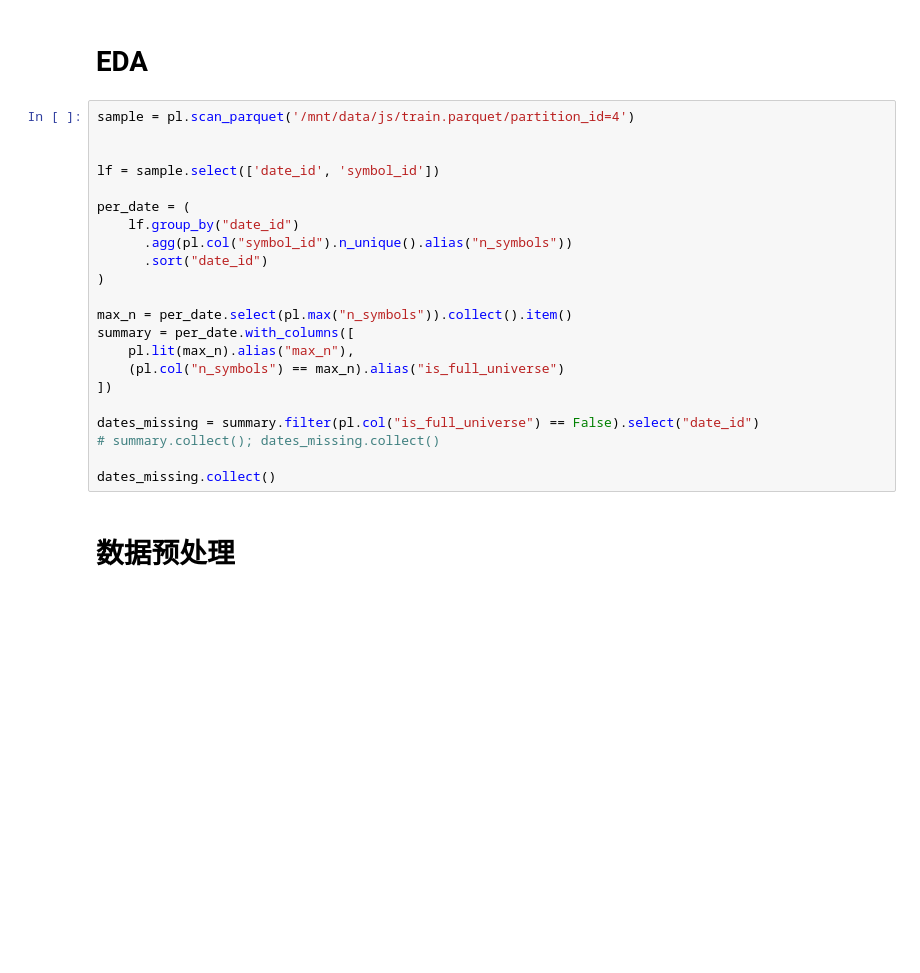
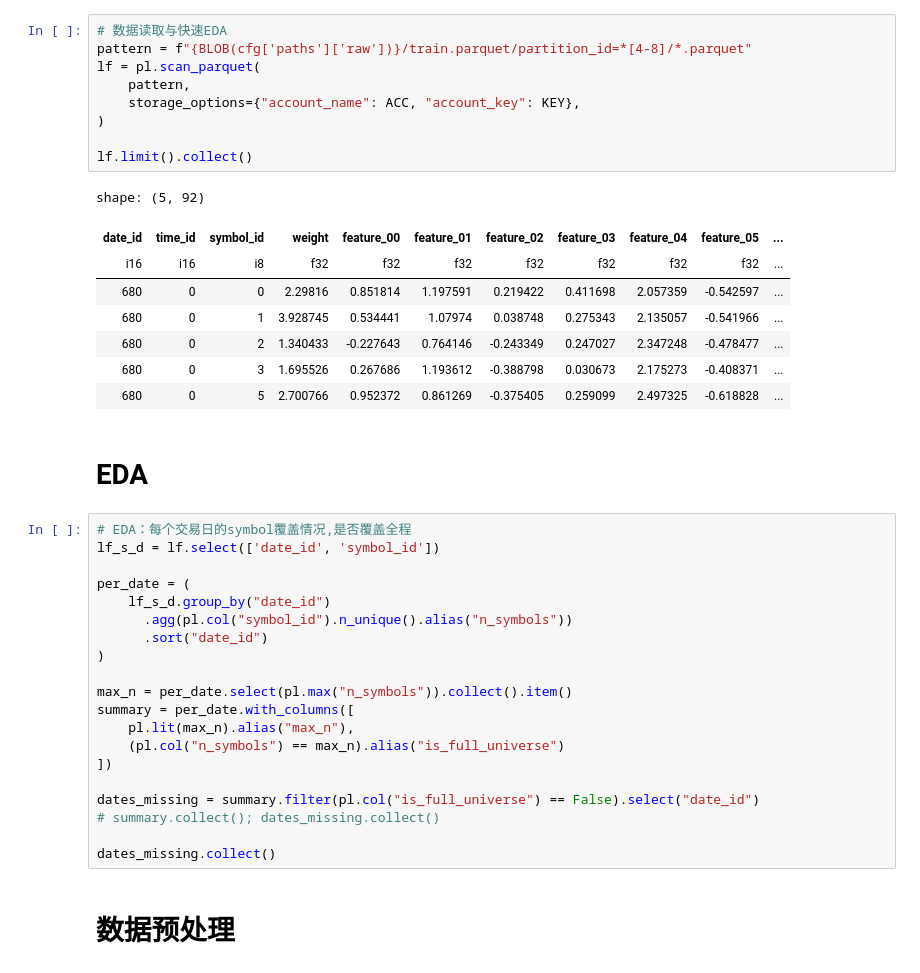
Before and after one commit to Jackson00Han/Jane-Street-Time-Series-Forecasting, a Jupyter notebook: main.ipynb, the cells around one changed output. Saved outputs shown, nothing was run; the diff lists cells and outputs as text; blank space fills up the shorter version.

```diff
--- a/main.ipynb
+++ b/main.ipynb
@@ -15,13 +69,29 @@ import os
+# %%
+# 数据读取与快速EDA
+pattern = f"{BLOB(cfg['paths']['raw'])}/train.parquet/partition_id=*[4-8]/*.parquet"
+lf = pl.scan_parquet(
+    pattern,
+    storage_options={"account_name": ACC, "account_key": KEY},
+)
+
+lf.limit().collect()
+# %% [output]
+shape: (5, 92)
+| date_id | time_id | symbol_id | weight | feature_00 | feature_01 | feature_02 | feature_03 | feature_04 | feature_05 | ... |
+| i16 | i16 | i8 | f32 | f32 | f32 | f32 | f32 | f32 | f32 | ... |
+| 680 | 0 | 0 | 2.29816 | 0.851814 | 1.197591 | 0.219422 | 0.411698 | 2.057359 | -0.542597 | ... |
+| 680 | 0 | 1 | 3.928745 | 0.534441 | 1.07974 | 0.038748 | 0.275343 | 2.135057 | -0.541966 | ... |
+| 680 | 0 | 2 | 1.340433 | -0.227643 | 0.764146 | -0.243349 | 0.247027 | 2.347248 | -0.478477 | ... |
+| 680 | 0 | 3 | 1.695526 | 0.267686 | 1.193612 | -0.388798 | 0.030673 | 2.175273 | -0.408371 | ... |
+| 680 | 0 | 5 | 2.700766 | 0.952372 | 0.861269 | -0.375405 | 0.259099 | 2.497325 | -0.618828 | ... |
 # %% [markdown]
 # EDA
 # %%
-sample = pl.scan_parquet('/mnt/data/js/train.parquet/partition_id=4')
-
-
-lf = sample.select(['date_id', 'symbol_id'])
+# EDA：每个交易日的symbol覆盖情况,是否覆盖全程
+lf_s_d = lf.select(['date_id', 'symbol_id'])
 
 per_date = (
-    lf.group_by("date_id")
+    lf_s_d.group_by("date_id")
       .agg(pl.col("symbol_id").n_unique().alias("n_symbols"))
       .sort("date_id")
 )
```
Also changed, not shown: parts of 26 cells of this notebook, 4 other files.
